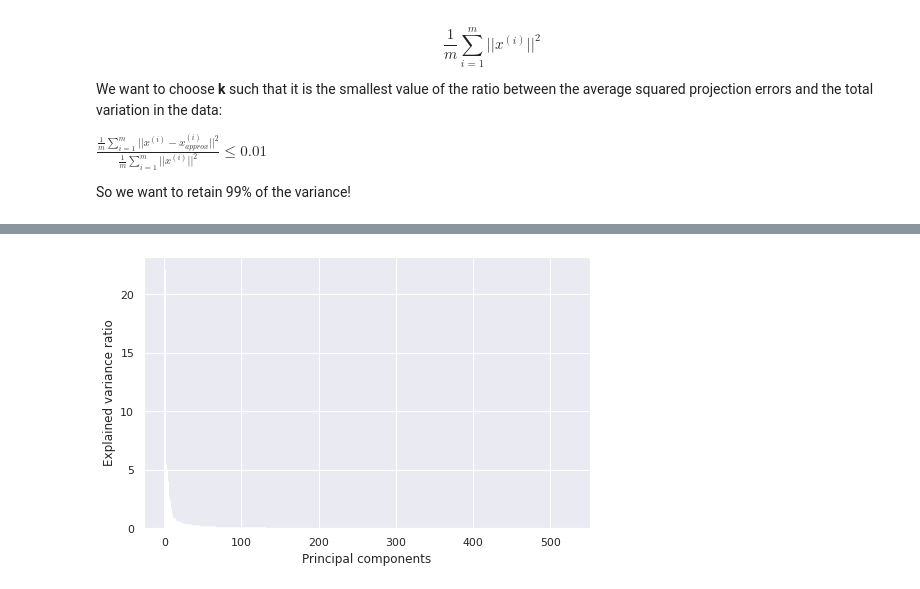
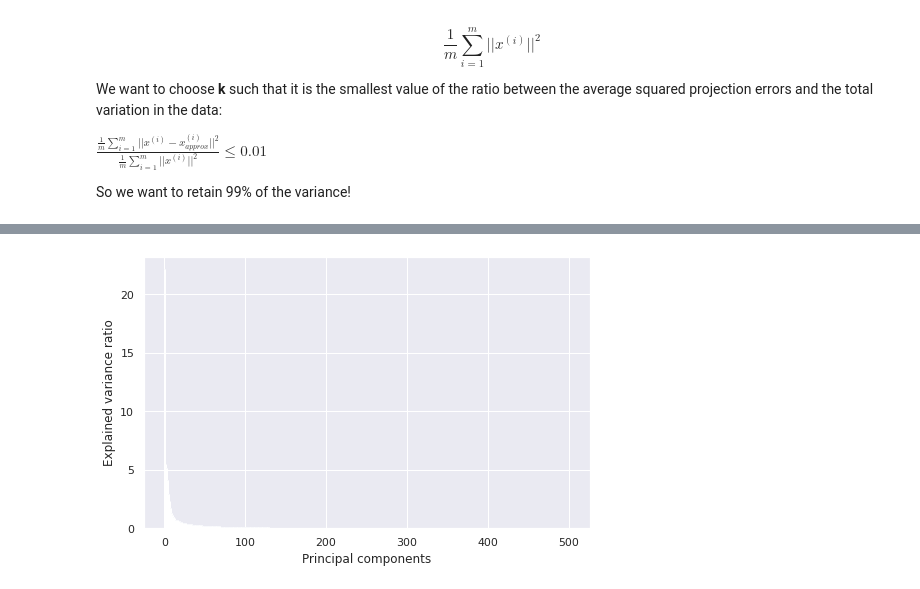
Before and after one commit to ilante/AML_91934_exam, a Jupyter notebook: AML_1_and_2.ipynb, the cells around one changed output, grey strips where cells are left out. Cells and saved outputs as stored; diff of their text form; code cells hidden in the pictures.

```diff
--- a/AML_1_and_2.ipynb
+++ b/AML_1_and_2.ipynb
@@ -122,10 +122,27 @@ import numpy as np
 import pandas as pd
 import matplotlib.pyplot as plt
 import seaborn as sns
-sns.set() # loading seaborns default theme
+# sns.set() # loading seaborns default theme
 
 # TensorFlow and tf.keras
 import tensorflow as tf
 from tensorflow import keras
 import sklearn
+
+# PCA
+from sklearn.decomposition import PCA
+# SVM
+from sklearn.svm import SVC
+from sklearn import metrics
+# Grid search for SVM: maybe make smaller test runs for gridsearch???
+from sklearn.model_selection import GridSearchCV
+from sklearn.model_selection import train_test_split
+# confusion matrix
+from sklearn.metrics import classification_report, confusion_matrix
+# KNN
+from sklearn.neighbors import KNeighborsClassifier
+# DT
+from sklearn.tree import DecisionTreeClassifier
+# RF
+from sklearn.ensemble import RandomForestClassifier
 # %% [output]
@@ -1377,10 +1442,10 @@ time: 4.81 ms (started: 2021-12-11 18:53:16 +00:00)
 # %%
-size = 526
+size = 502
 plt.figure(figsize=(8,5))
 plt.bar(range(size), var_exp[0:size], align='center');
 plt.xlabel("Principal components")
 plt.ylabel("Explained variance ratio");
 
 # what happened to the colors???
 # %% [output]
-[figure, old version]
+[figure, new version]
```
Also changed, not shown: parts of 37 cells of this notebook.
